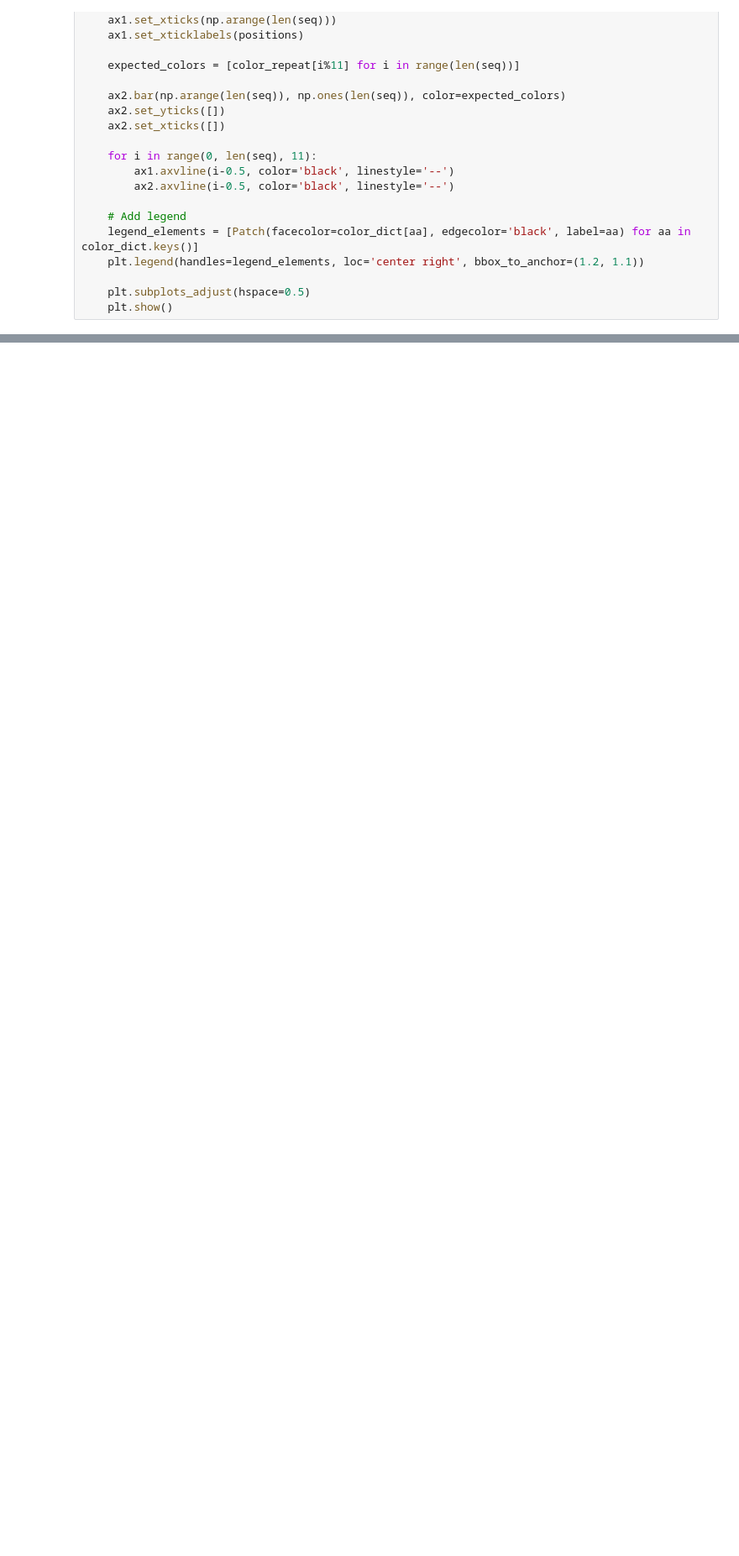
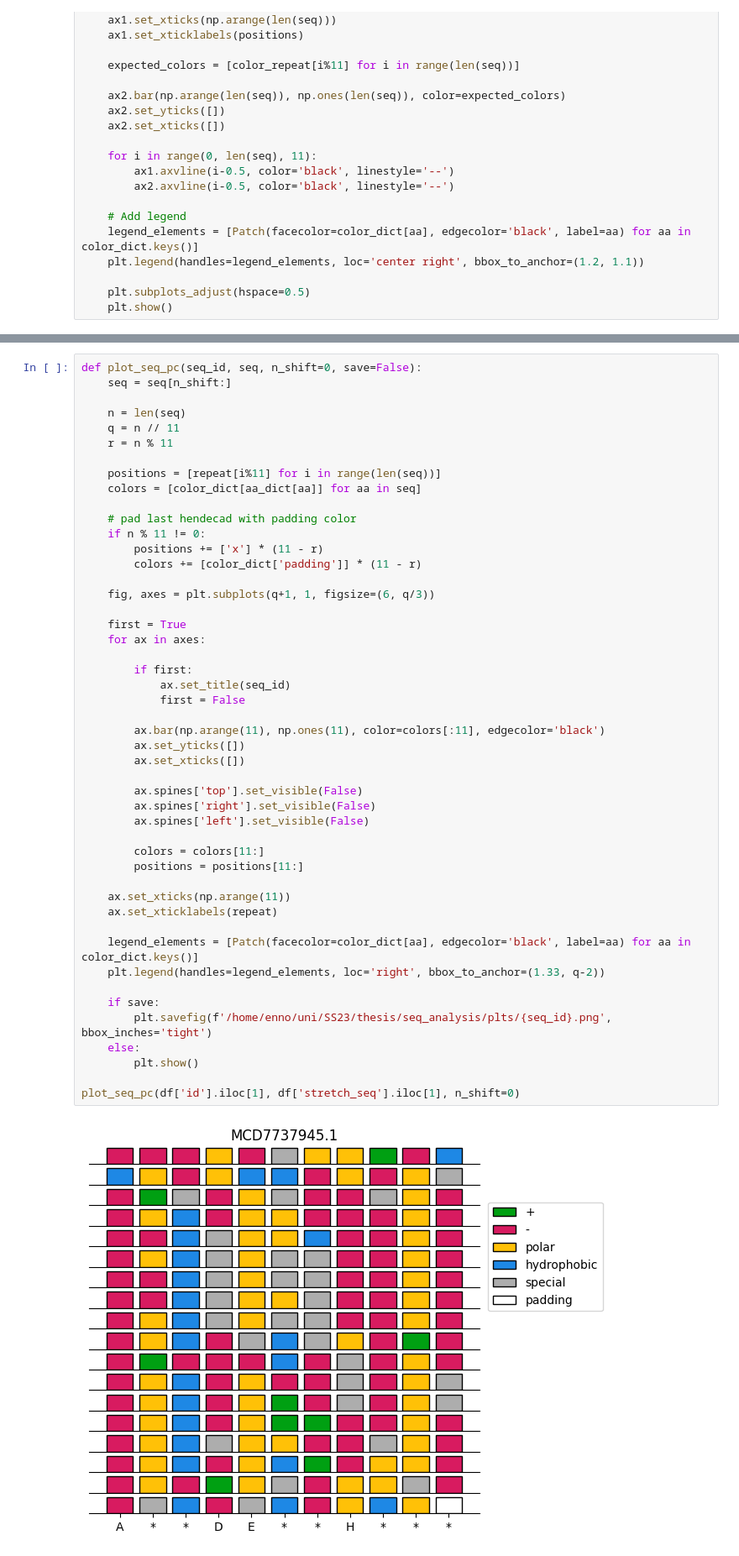
Before and after one commit to donEnno/hendecads, a Jupyter notebook: seq_analysis/seq_analysis.ipynb, the cells around one changed output, grey strips where cells are left out. Shown at 84% size. Saved outputs shown, nothing was run; the diff lists cells and outputs as text; blank space fills up the shorter version.

```diff
--- a/seq_analysis/seq_analysis.ipynb
+++ b/seq_analysis/seq_analysis.ipynb
@@ -97,0 +155,50 @@ plot_seq_pc(df['stretch_seq'].iloc[0], n_shift=3)
+# %%
+def plot_seq_pc(seq_id, seq, n_shift=0, save=False):
+    seq = seq[n_shift:]
+
+    n = len(seq)
+    q = n // 11
+    r = n % 11
+
+    positions = [repeat[i%11] for i in range(len(seq))]
+    colors = [color_dict[aa_dict[aa]] for aa in seq]
+
+    # pad last hendecad with padding color
+    if n % 11 != 0:
+        positions += ['x'] * (11 - r)
+        colors += [color_dict['padding']] * (11 - r)
+
+    fig, axes = plt.subplots(q+1, 1, figsize=(6, q/3))
+
+    first = True
+    for ax in axes:
+
+        if first:
+            ax.set_title(seq_id)
+            first = False
+
+        ax.bar(np.arange(11), np.ones(11), color=colors[:11], edgecolor='black')
+        ax.set_yticks([])
+        ax.set_xticks([])
+
+        ax.spines['top'].set_visible(False)
+        ax.spines['right'].set_visible(False)
+        ax.spines['left'].set_visible(False)
+
+        colors = colors[11:]
+        positions = positions[11:]
+
+    ax.set_xticks(np.arange(11))
+    ax.set_xticklabels(repeat)
+
+    legend_elements = [Patch(facecolor=color_dict[aa], edgecolor='black', label=aa) for aa in color_dict.keys()]
+    plt.legend(handles=legend_elements, loc='right', bbox_to_anchor=(1.33, q-2))
+
+    if save:
+        plt.savefig(f'/home/enno/uni/SS23/thesis/seq_analysis/plts/{seq_id}.png', bbox_inches='tight')
+    else:
+        plt.show()
+
+plot_seq_pc(df['id'].iloc[1], df['stretch_seq'].iloc[1], n_shift=0)
+# %% [output]
+[figure, added]
```
Also changed, not shown: parts of 8 cells of this notebook.
